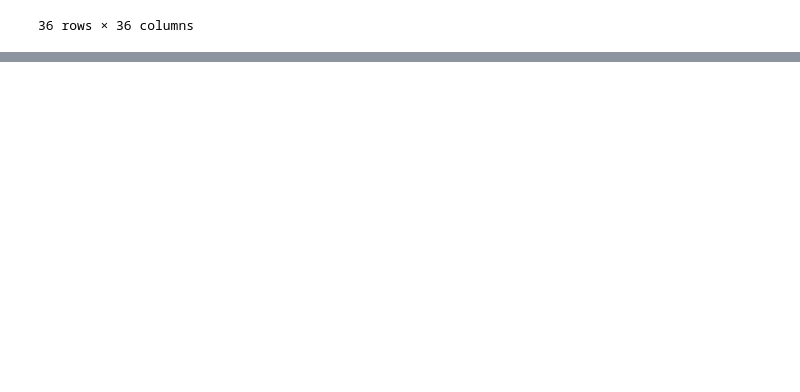
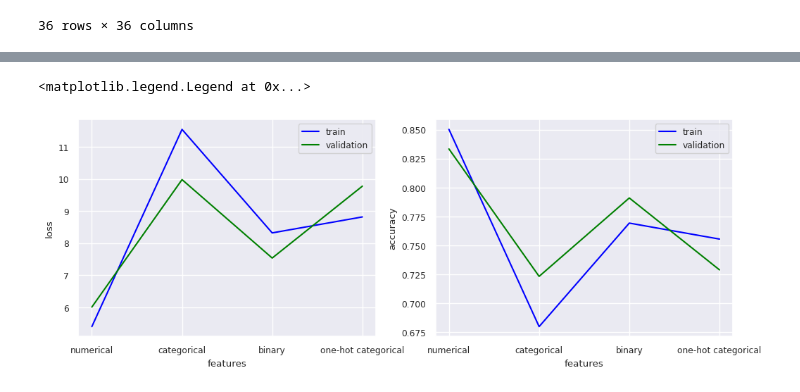
Before and after one commit to tcl002/CSE151AProject, a Jupyter notebook: StudentDropout.ipynb, the cells around one changed output, grey strips where cells are left out. Drawn from its saved outputs; the diff is of its cells as text; code cells hidden in the pictures; blank space fills up the shorter version.

```diff
--- a/StudentDropout.ipynb
+++ b/StudentDropout.ipynb
@@ -416,0 +515,27 @@ X_train, X_test, y_train, y_test = train_test_split(X, y, test_size=0.2, random_
+# %%
+#create a validation set from our training data
+X_train, X_test, y_train, y_test = train_test_split(X, y, test_size=0.2, random_state=42)
+X_train, X_val, y_train, y_val = train_test_split(X_train, y_train, random_state = 0, test_size =0.1)
+# %%
+#These are the features that we will use for our Logistic Regression model
+#selected_features
+feature_sets = [numerical, categorical, binary, X.columns[36:]]
+train_accuracy = np.zeros(len(feature_sets))
+val_accuracy = np.zeros(len(feature_sets))
+train_loss = np.zeros(len(feature_sets))
+val_loss = np.zeros(len(feature_sets))
+
+for i,features in enumerate(feature_sets):
+  #create a logistic model to predict whether or not they dropped out at the end of the semester or are enrolled/graduated
+  model = LogisticRegression()
+  model.fit(X_train[features], y_train)
+
+  #predict the values in the training set
+  predictions_train = model.predict(X_train[features])
+  train_accuracy[i] = accuracy_score(y_train, predictions_train)
+  train_loss[i] = log_loss(y_train, predictions_train)
+
+  #see our model performance and calculate the accuracy and precision for our validation set
+  predictions_val = model.predict(X_val[features])
+  val_accuracy[i] = accuracy_score(y_val, predictions_val)
+  val_loss[i] = log_loss(y_val, predictions_val)
@@ -416,0 +550,20 @@ X_train, X_test, y_train, y_test = train_test_split(X, y, test_size=0.2, random_
+# %%
+plt.figure(figsize=(12,4))
+labels = ['numerical', 'categorical', 'binary', 'one-hot categorical']
+
+plt.subplot(1,2,1)
+plt.plot(labels, train_loss, color = 'blue')
+plt.plot(labels, val_loss, color = 'green')
+plt.xlabel("features")
+plt.ylabel("loss")
+plt.legend(['train','validation'])
+
+plt.subplot(1,2,2)
+plt.plot(labels, train_accuracy, color = 'blue')
+plt.plot(labels, val_accuracy, color = 'green')
+plt.xlabel("features")
+plt.ylabel("accuracy")
+plt.legend(['train','validation'])
+# %% [output]
+<matplotlib.legend.Legend at 0x...>
+[figure, added]
```
Also changed, not shown: parts of 42 cells of this notebook.
